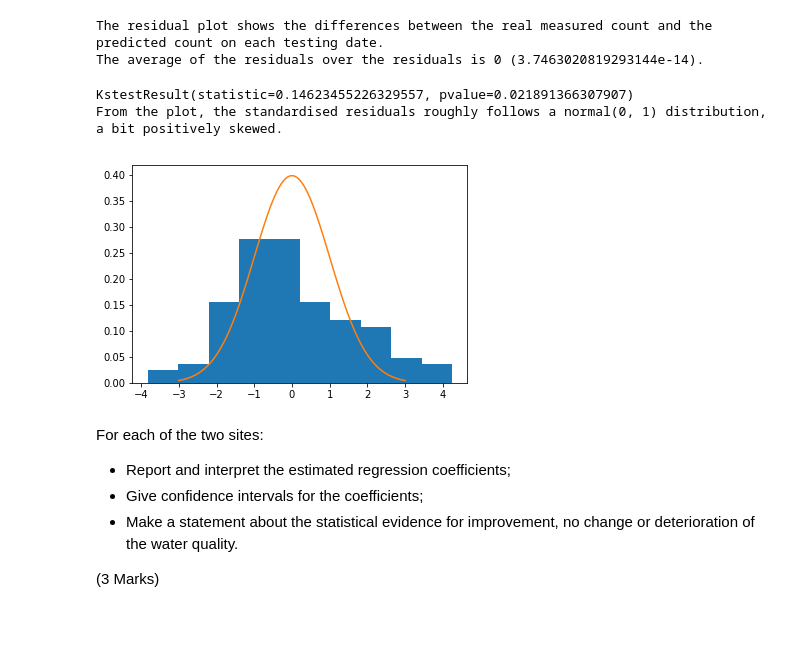
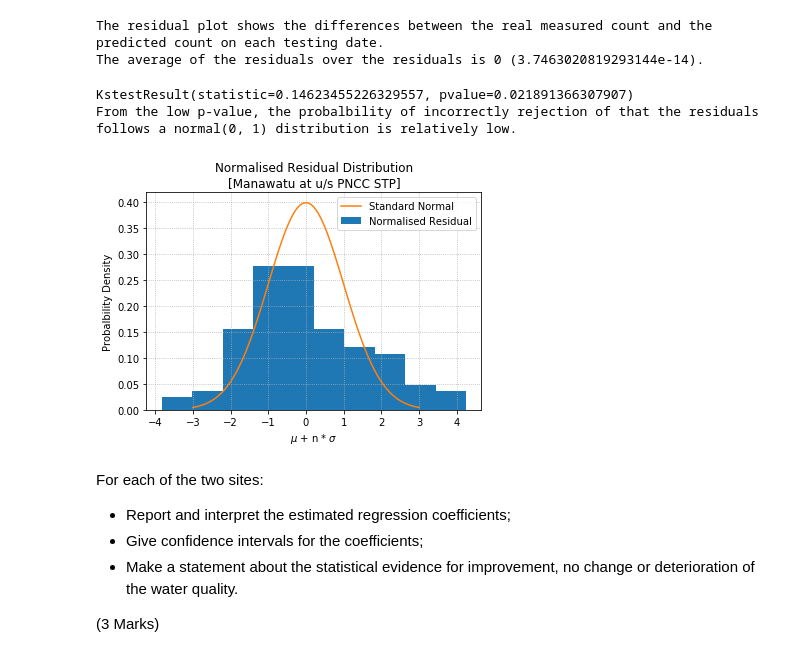
Before and after one commit to hanhnus/DATA201, a Jupyter notebook: Assignment2-RevisedVersion.ipynb, the cells around one changed output. Drawn from its saved outputs; the diff is of its cells as text; code cells hidden in the pictures; blank space fills up the shorter version.

```diff
--- a/Assignment2-RevisedVersion.ipynb
+++ b/Assignment2-RevisedVersion.ipynb
@@ -277,9 +283,9 @@ STP_date       = df_STP.Date.copy()
 STP_date_value = STP_date.map(dt.datetime.toordinal)
 STP_count      = np.log(df_STP.Count)
 STP_date_const = sm.add_constant(STP_date_value)
-model          = sm.OLS(STP_count, STP_date_const)
-results        = model.fit()
-print(results.summary())
+STP_model          = sm.OLS(STP_count, STP_date_const)
+STP_results        = STP_model.fit()
+print(STP_results.summary())
 # %% [output]
                             OLS Regression Results
 ==============================================================================
@@ -300,7 +306,7 @@ Warnings:
 strong multicollinearity or other numerical problems.
 # %%
 # To calculate the residuals for site "Manawatu at u/s PNCC STP"
-STP_pred_count = results.fittedvalues.copy()
+STP_pred_count = STP_results.fittedvalues.copy()
 STP_true_count = STP_count.values.copy()
 STP_residual   = STP_true_count - STP_pred_count
 # %%
@@ -339,19 +345,25 @@ The average of the residuals over the residuals is 0 (3.7463020819293144e-14).
 # %%
 # Test the residuals for Normality using the Kolmogorov-Smirnov (K-S) test.
 kstest(STP_residual, 'norm')
-print(kstest(results.resid, 'norm'))
+print(kstest(STP_residual, 'norm'))
 pl.hist(STP_residual, density = True)  # density = True: the sum of the histograms is normalized to 1
 # to print a Standard Normal Distribution for comparison
 mu    = 0
 var   = 1
 sigma = math.sqrt(var)
 x     = np.linspace(mu - 3 * sigma, mu + 3 * sigma, 100)
+pl.title("Normalised Residual Distribution\n[Manawatu at u/s PNCC STP]")
 pl.plot(x, stats.norm.pdf(x, mu, sigma))
-print("From the plot, the standardised residuals roughly follows a normal(0, 1) distribution, a bit positively skewed.")
+pl.grid(which = 'major', axis = 'x', linestyle = ':')
+pl.grid(which = 'major', axis = 'y', linestyle = ':')
+pl.legend(["Standard Normal", "Normalised Residual"], loc = "upper right")
+pl.ylabel("Probalbility Density")
+pl.xlabel("$\mu$ + n * $\sigma$")
+print("From the low p-value, the probalbility of incorrectly rejection of that the residuals follows a normal(0, 1) distribution is relatively low.")
 # %% [output]
 KstestResult(statistic=0.14623455226329557, pvalue=0.021891366307907)
-From the plot, the standardised residuals roughly follows a normal(0, 1) distribution, a bit positively skewed.
+From the low p-value, the probalbility of incorrectly rejection of that the residuals follows a normal(0, 1) distribution is relatively low.
-[figure, old version]
+[figure, new version]
 # %% [markdown]
 For each of the two sites:
 - Report and interpret the estimated regression coefficients;
```
Also changed, not shown: parts of 9 cells of this notebook.
